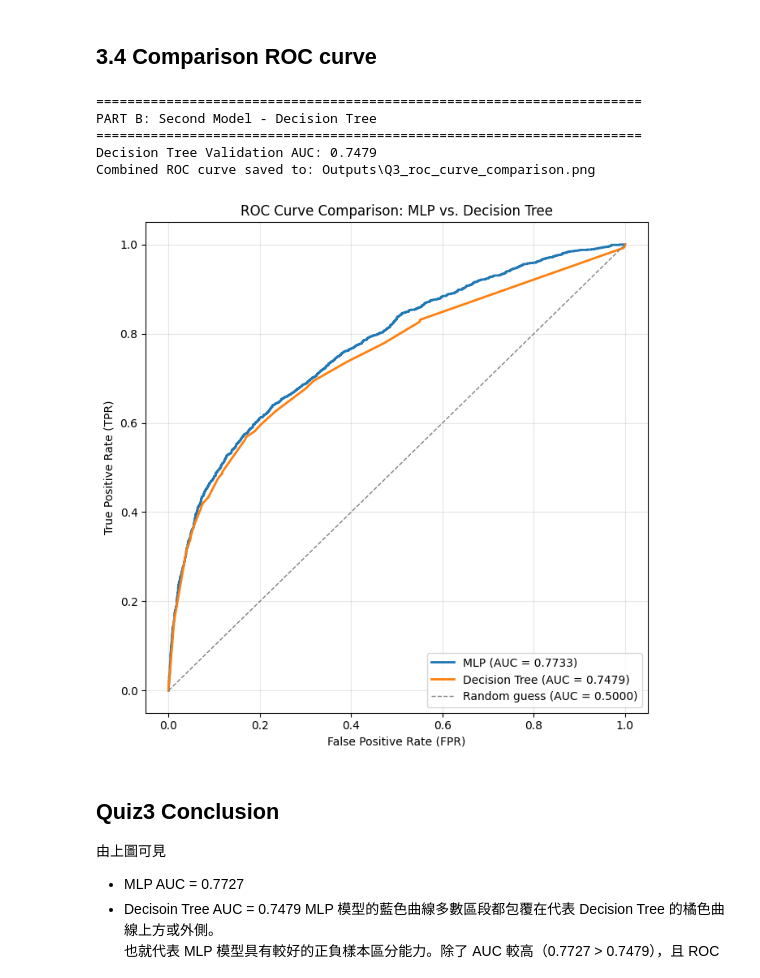
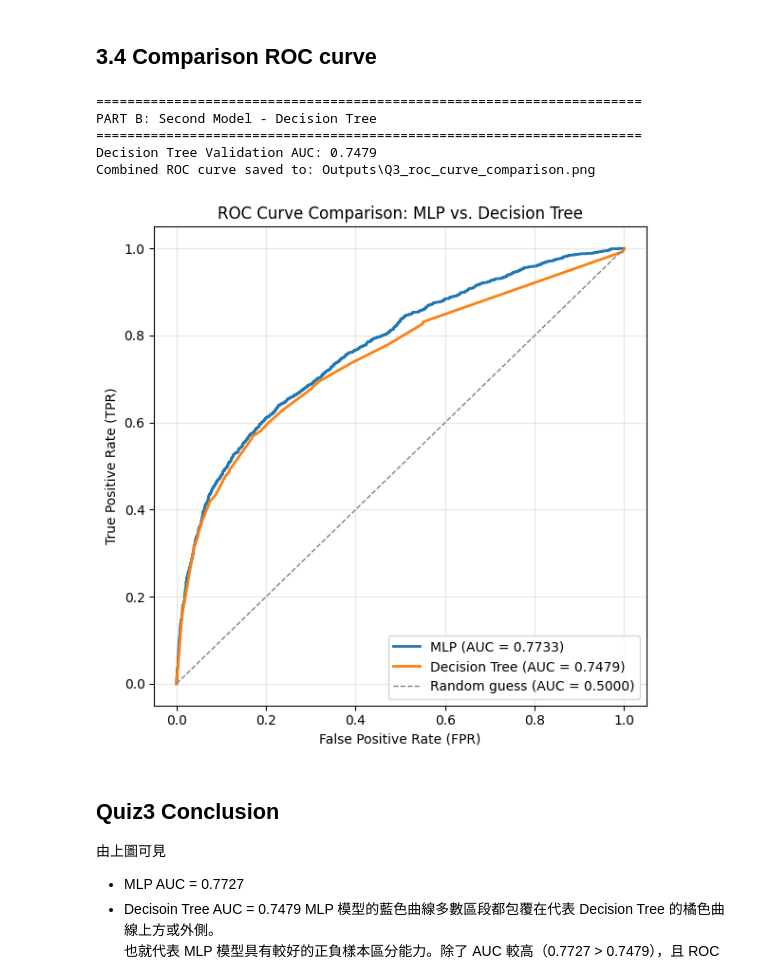
Before and after one commit to positivegiveup/MMIP, a Jupyter notebook: week2/main.ipynb, the cells around one changed output. Saved outputs shown, nothing was run; the diff lists cells and outputs as text; code cells hidden in the pictures.

```diff
--- a/week2/main.ipynb
+++ b/week2/main.ipynb
@@ -1353,35 +1353,35 @@ second_val_scores = second_model.predict_proba(X_val_scaled)[:, 1]  # P(class=1)
 
 # ---- ROC Curve + AUC ----
 second_fpr, second_tpr, _ = roc_curve(y_val, second_val_scores)
 second_auc = roc_auc_score(y_val, second_val_scores)
 print(f"Decision Tree Validation AUC: {second_auc:.4f}")
 
 # --------------------------------------------------------------------------
 # Combined ROC plot: MLP vs. Second Model
 # --------------------------------------------------------------------------
-plt.figure(figsize=(7, 7))
+plt.figure(figsize=(6, 6))
 plt.plot(mlp_fpr, mlp_tpr, color="tab:blue", lw=2, label=f"MLP (AUC = {mlp_auc:.4f})")
 plt.plot(second_fpr, second_tpr, color="tab:orange", lw=2,
          label=f"Decision Tree (AUC = {second_auc:.4f})")
 plt.plot([0, 1], [0, 1], linestyle="--", color="gray", lw=1, label="Random guess (AUC = 0.5000)")
 plt.xlabel("False Positive Rate (FPR)")
 plt.ylabel("True Positive Rate (TPR)")
 plt.title("ROC Curve Comparison: MLP vs. Decision Tree")
 plt.legend(loc="lower right")
 plt.grid(True, alpha=0.3)
 plt.tight_layout()
 
 combined_roc_path = os.path.join(out_dir, "Q3_roc_curve_comparison.png")
 plt.savefig(combined_roc_path, dpi=150)
 print(f"Combined ROC curve saved to: {combined_roc_path}")
 plt.show()
 # %% [output]
 ======================================================================
 PART B: Second Model - Decision Tree
 ======================================================================
 Decision Tree Validation AUC: 0.7479
 Combined ROC curve saved to: Outputs\Q3_roc_curve_comparison.png
-[figure, old version]
+[figure, new version]
 # %% [markdown]
 ## Quiz3 Conclusion
 由上圖可見
```
